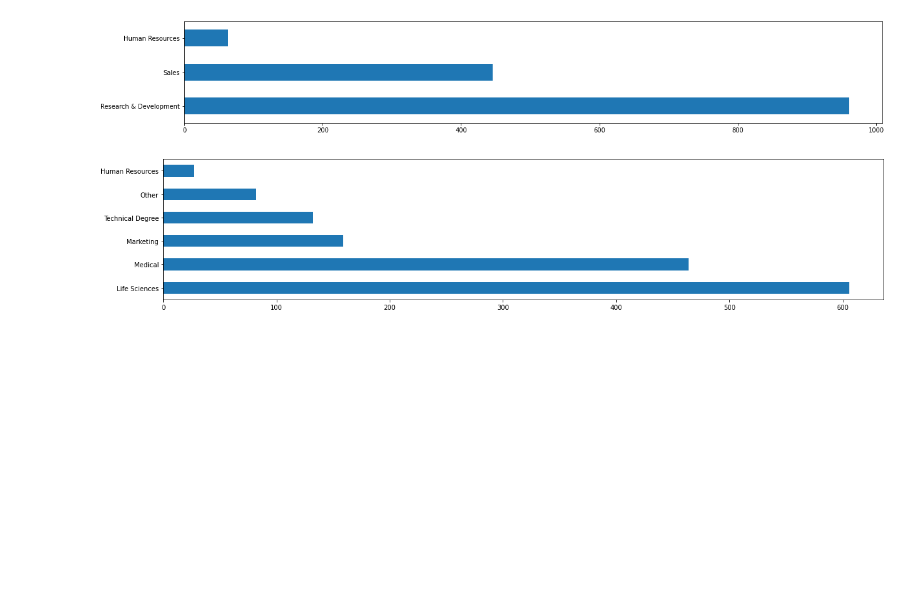
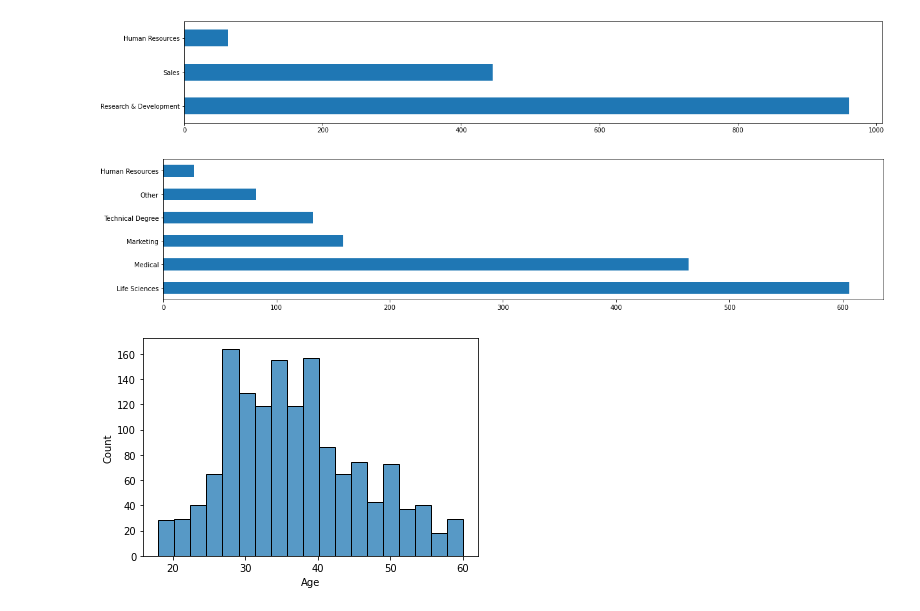
Before and after one commit to santokalayil/IBM_HR_Analytics_Employee_Attrition_and_Performance, a Jupyter notebook: IBM_HR_Analytics_Employee_Attrition_&_Performance.ipynb, the cells around one changed output. Saved outputs shown, nothing was run; the diff lists cells and outputs as text; code cells hidden in the pictures; blank space fills up the shorter version.

```diff
--- a/IBM_HR_Analytics_Employee_Attrition_&_Performance.ipynb
+++ b/IBM_HR_Analytics_Employee_Attrition_&_Performance.ipynb
@@ -238,3 +238,9 @@ df.Department.value_counts().plot(kind='barh', figsize=(20, 3));
 df.EducationField.value_counts().plot(kind='barh', figsize=(20, 4));
 # %% [output]
 [figure]
+# %%
+col = "Age"
+# sns.histplot(df[col], binwidth=5 ,binrange=(df[col].min(), df[col].max()));
+sns.histplot(df[col]);
+# %% [output]
+[figure, added]
```
Also changed, not shown: parts of 2 cells of this notebook.
